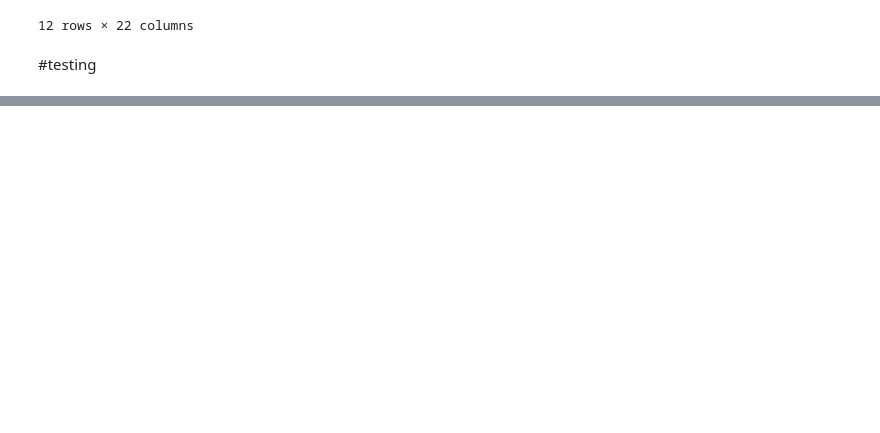
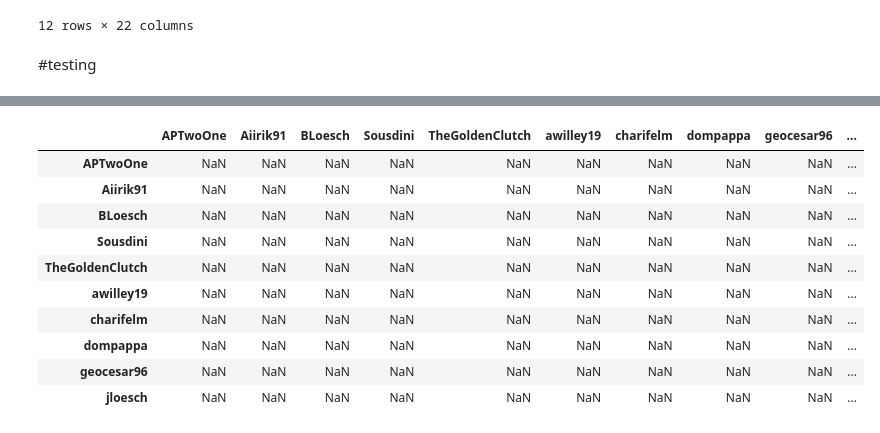
Before and after one commit to B-Loesch/sleeper_streamlit, a Jupyter notebook: testing_api.ipynb, the cells around one changed output, grey strips where cells are left out. Drawn from its saved outputs; the diff is of its cells as text; code cells hidden in the pictures; blank space fills up the shorter version.

```diff
--- a/testing_api.ipynb
+++ b/testing_api.ipynb
@@ -502,0 +375,16 @@ users[4]
+# %%
+head_to_head = pd.DataFrame(np.nan,
+                            index = sorted(set(all_rosters[all_rosters["Season"] == "2024"]['display_name'])),
+                            columns = sorted(set(all_rosters[all_rosters["Season"] == "2024"]['display_name'])))
+# %% [output]
+|  | APTwoOne | Aiirik91 | BLoesch | Sousdini | TheGoldenClutch | awilley19 | charifelm | dompappa | geocesar96 | ... |
+| APTwoOne | NaN | NaN | NaN | NaN | NaN | NaN | NaN | NaN | NaN | ... |
+| Aiirik91 | NaN | NaN | NaN | NaN | NaN | NaN | NaN | NaN | NaN | ... |
+| BLoesch | NaN | NaN | NaN | NaN | NaN | NaN | NaN | NaN | NaN | ... |
+| Sousdini | NaN | NaN | NaN | NaN | NaN | NaN | NaN | NaN | NaN | ... |
+| TheGoldenClutch | NaN | NaN | NaN | NaN | NaN | NaN | NaN | NaN | NaN | ... |
+| awilley19 | NaN | NaN | NaN | NaN | NaN | NaN | NaN | NaN | NaN | ... |
+| charifelm | NaN | NaN | NaN | NaN | NaN | NaN | NaN | NaN | NaN | ... |
+| dompappa | NaN | NaN | NaN | NaN | NaN | NaN | NaN | NaN | NaN | ... |
+| geocesar96 | NaN | NaN | NaN | NaN | NaN | NaN | NaN | NaN | NaN | ... |
+| jloesch | NaN | NaN | NaN | NaN | NaN | NaN | NaN | NaN | NaN | ... |
```
Also changed, not shown: parts of 33 cells of this notebook, 2 other files.
